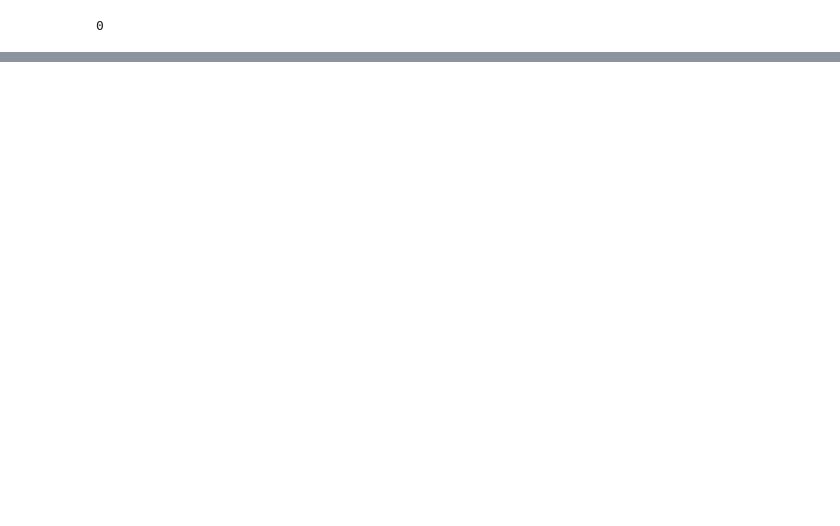
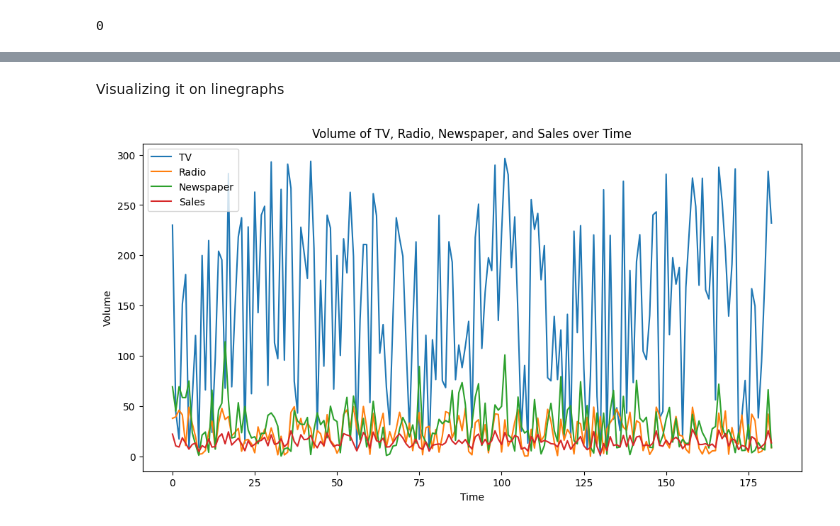
Before and after one commit to ibritics/Python_Beginner_Tutorials, a Jupyter notebook: Lecture04.ipynb, the cells around one changed output, grey strips where cells are left out. Saved outputs shown, nothing was run; the diff lists cells and outputs as text; code cells hidden in the pictures; blank space fills up the shorter version.

```diff
--- a/Lecture04.ipynb
+++ b/Lecture04.ipynb
@@ -133,0 +166,15 @@ df3.duplicated().sum()
+# %% [markdown]
+Visualizing it on linegraphs
+# %%
+plt.figure(figsize=(12, 6))
+plt.plot(df3.index, df3['TV'], label='TV')
+plt.plot(df3.index, df3['radio'], label='Radio')
+plt.plot(df3.index, df3['newspaper'], label='Newspaper')
+plt.plot(df3.index, df3['sales'], label='Sales')
+plt.xlabel('Time')
+plt.ylabel('Volume')
+plt.legend()
+plt.title('Volume of TV, Radio, Newspaper, and Sales over Time')
+plt.show()
+# %% [output]
+[figure, added]
```
Also changed, not shown: parts of 55 cells of this notebook.
